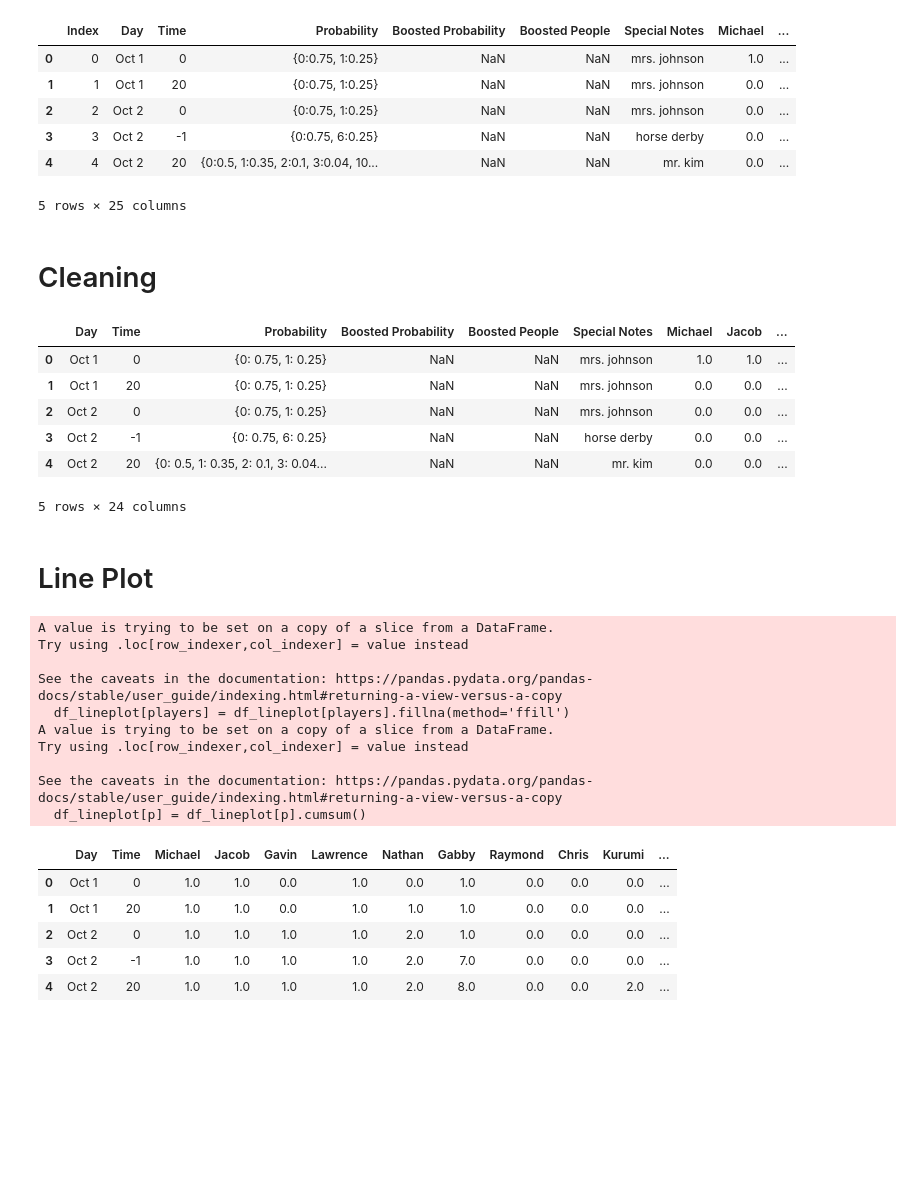
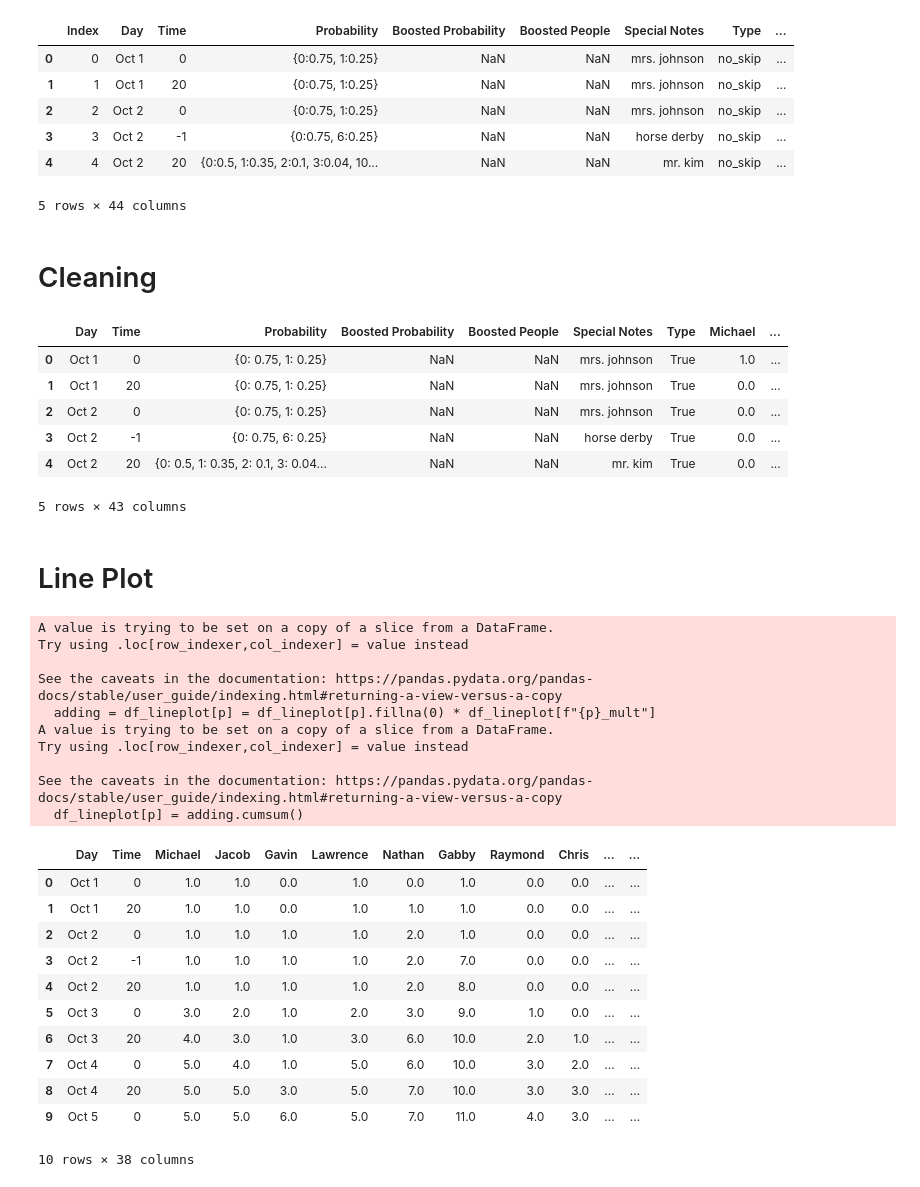
Before and after one commit to j2doan/asianhood_candy, a Jupyter notebook: testenv.ipynb, the cells around one changed output. Cells and saved outputs as stored; diff of their text form; code cells hidden in the pictures; blank space fills up the shorter version.

```diff
--- a/testenv.ipynb
+++ b/testenv.ipynb
@@ -10,17 +10,18 @@ import seaborn as sns
 import ast
 from collections import Counter
 # %%
-file_path = Path.cwd() / "datasets" / "testdata.csv"
+# file_path = Path.cwd() / "datasets" / "testdata.csv"
+file_path = Path.cwd() / "datasets" / "testdata_largeset.csv"
 df = pd.read_csv(file_path)
 df.head(5)
 # %% [output]
-|  | Index | Day | Time | Probability | Boosted Probability | Boosted People | Special Notes | Michael | ... |
-| 0 | 0 | Oct 1 | 0 | {0:0.75, 1:0.25} | NaN | NaN | mrs. johnson | 1.0 | ... |
-| 1 | 1 | Oct 1 | 20 | {0:0.75, 1:0.25} | NaN | NaN | mrs. johnson | 0.0 | ... |
-| 2 | 2 | Oct 2 | 0 | {0:0.75, 1:0.25} | NaN | NaN | mrs. johnson | 0.0 | ... |
-| 3 | 3 | Oct 2 | -1 | {0:0.75, 6:0.25} | NaN | NaN | horse derby | 0.0 | ... |
-| 4 | 4 | Oct 2 | 20 | {0:0.5, 1:0.35, 2:0.1, 3:0.04, 10... | NaN | NaN | mr. kim | 0.0 | ... |
+|  | Index | Day | Time | Probability | Boosted Probability | Boosted People | Special Notes | Type | ... |
+| 0 | 0 | Oct 1 | 0 | {0:0.75, 1:0.25} | NaN | NaN | mrs. johnson | no_skip | ... |
+| 1 | 1 | Oct 1 | 20 | {0:0.75, 1:0.25} | NaN | NaN | mrs. johnson | no_skip | ... |
+| 2 | 2 | Oct 2 | 0 | {0:0.75, 1:0.25} | NaN | NaN | mrs. johnson | no_skip | ... |
+| 3 | 3 | Oct 2 | -1 | {0:0.75, 6:0.25} | NaN | NaN | horse derby | no_skip | ... |
+| 4 | 4 | Oct 2 | 20 | {0:0.5, 1:0.35, 2:0.1, 3:0.04, 10... | NaN | NaN | mr. kim | no_skip | ... |
-5 rows × 25 columns
+5 rows × 44 columns
 # %% [markdown]
 # Cleaning
 # %%
@@ -47,40 +48,47 @@ df = df.drop('Index', axis=1)
 df['Probability'] = df['Probability'].apply(str_to_dict)
 df['Boosted Probability'] = df['Boosted Probability'].apply(str_to_dict)
 df[players] = df[players].astype(float)
+df['Type'] = df['Type'].map({"skip":False, "no_skip":True})
 df.head(5)
 # %% [output]
-|  | Day | Time | Probability | Boosted Probability | Boosted People | Special Notes | Michael | Jacob | ... |
-| 0 | Oct 1 | 0 | {0: 0.75, 1: 0.25} | NaN | NaN | mrs. johnson | 1.0 | 1.0 | ... |
-| 1 | Oct 1 | 20 | {0: 0.75, 1: 0.25} | NaN | NaN | mrs. johnson | 0.0 | 0.0 | ... |
-| 2 | Oct 2 | 0 | {0: 0.75, 1: 0.25} | NaN | NaN | mrs. johnson | 0.0 | 0.0 | ... |
-| 3 | Oct 2 | -1 | {0: 0.75, 6: 0.25} | NaN | NaN | horse derby | 0.0 | 0.0 | ... |
-| 4 | Oct 2 | 20 | {0: 0.5, 1: 0.35, 2: 0.1, 3: 0.04... | NaN | NaN | mr. kim | 0.0 | 0.0 | ... |
+|  | Day | Time | Probability | Boosted Probability | Boosted People | Special Notes | Type | Michael | ... |
+| 0 | Oct 1 | 0 | {0: 0.75, 1: 0.25} | NaN | NaN | mrs. johnson | True | 1.0 | ... |
+| 1 | Oct 1 | 20 | {0: 0.75, 1: 0.25} | NaN | NaN | mrs. johnson | True | 0.0 | ... |
+| 2 | Oct 2 | 0 | {0: 0.75, 1: 0.25} | NaN | NaN | mrs. johnson | True | 0.0 | ... |
+| 3 | Oct 2 | -1 | {0: 0.75, 6: 0.25} | NaN | NaN | horse derby | True | 0.0 | ... |
+| 4 | Oct 2 | 20 | {0: 0.5, 1: 0.35, 2: 0.1, 3: 0.04... | NaN | NaN | mr. kim | True | 0.0 | ... |
-5 rows × 24 columns
+5 rows × 43 columns
 # %% [markdown]
 # Line Plot
 # %%
-df_lineplot = df[['Day', 'Time'] + players]
-df_lineplot[players] = df_lineplot[players].fillna(method='ffill')
+df_lineplot = df[['Day', 'Time'] + players + [f"{p}_mult" for p in players]]
 for p in players:
-    df_lineplot[p] = df_lineplot[p].cumsum()
-df_lineplot.head(5)
+    adding = df_lineplot[p] = df_lineplot[p].fillna(0) * df_lineplot[f"{p}_mult"]
+    df_lineplot[p] = adding.cumsum()
+df_lineplot.head(10)
 # %% [output]
 A value is trying to be set on a copy of a slice from a DataFrame.
 Try using .loc[row_indexer,col_indexer] = value instead
 
 See the caveats in the documentation: https://pandas.pydata.org/pandas-docs/stable/user_guide/indexing.html#returning-a-view-versus-a-copy
-  df_lineplot[players] = df_lineplot[players].fillna(method='ffill')
+  adding = df_lineplot[p] = df_lineplot[p].fillna(0) * df_lineplot[f"{p}_mult"]
 A value is trying to be set on a copy of a slice from a DataFrame.
 Try using .loc[row_indexer,col_indexer] = value instead
 
 See the caveats in the documentation: https://pandas.pydata.org/pandas-docs/stable/user_guide/indexing.html#returning-a-view-versus-a-copy
-  df_lineplot[p] = df_lineplot[p].cumsum()
+  df_lineplot[p] = adding.cumsum()
-|  | Day | Time | Michael | Jacob | Gavin | Lawrence | Nathan | Gabby | Raymond | Chris | Kurumi | ... |
-| 0 | Oct 1 | 0 | 1.0 | 1.0 | 0.0 | 1.0 | 0.0 | 1.0 | 0.0 | 0.0 | 0.0 | ... |
-| 1 | Oct 1 | 20 | 1.0 | 1.0 | 0.0 | 1.0 | 1.0 | 1.0 | 0.0 | 0.0 | 0.0 | ... |
-| 2 | Oct 2 | 0 | 1.0 | 1.0 | 1.0 | 1.0 | 2.0 | 1.0 | 0.0 | 0.0 | 0.0 | ... |
-| 3 | Oct 2 | -1 | 1.0 | 1.0 | 1.0 | 1.0 | 2.0 | 7.0 | 0.0 | 0.0 | 0.0 | ... |
-| 4 | Oct 2 | 20 | 1.0 | 1.0 | 1.0 | 1.0 | 2.0 | 8.0 | 0.0 | 0.0 | 2.0 | ... |
+|  | Day | Time | Michael | Jacob | Gavin | Lawrence | Nathan | Gabby | Raymond | Chris | ... | ... |
+| 0 | Oct 1 | 0 | 1.0 | 1.0 | 0.0 | 1.0 | 0.0 | 1.0 | 0.0 | 0.0 | ... | ... |
+| 1 | Oct 1 | 20 | 1.0 | 1.0 | 0.0 | 1.0 | 1.0 | 1.0 | 0.0 | 0.0 | ... | ... |
+| 2 | Oct 2 | 0 | 1.0 | 1.0 | 1.0 | 1.0 | 2.0 | 1.0 | 0.0 | 0.0 | ... | ... |
+| 3 | Oct 2 | -1 | 1.0 | 1.0 | 1.0 | 1.0 | 2.0 | 7.0 | 0.0 | 0.0 | ... | ... |
+| 4 | Oct 2 | 20 | 1.0 | 1.0 | 1.0 | 1.0 | 2.0 | 8.0 | 0.0 | 0.0 | ... | ... |
+| 5 | Oct 3 | 0 | 3.0 | 2.0 | 1.0 | 2.0 | 3.0 | 9.0 | 1.0 | 0.0 | ... | ... |
+| 6 | Oct 3 | 20 | 4.0 | 3.0 | 1.0 | 3.0 | 6.0 | 10.0 | 2.0 | 1.0 | ... | ... |
+| 7 | Oct 4 | 0 | 5.0 | 4.0 | 1.0 | 5.0 | 6.0 | 10.0 | 3.0 | 2.0 | ... | ... |
+| 8 | Oct 4 | 20 | 5.0 | 5.0 | 3.0 | 5.0 | 7.0 | 10.0 | 3.0 | 3.0 | ... | ... |
+| 9 | Oct 5 | 0 | 5.0 | 5.0 | 6.0 | 5.0 | 7.0 | 11.0 | 4.0 | 3.0 | ... | ... |
+10 rows × 38 columns
 # %%
 plt.figure(figsize=(20, 20))
 
```
Also changed, not shown: parts of 16 cells of this notebook, 2 other files.
